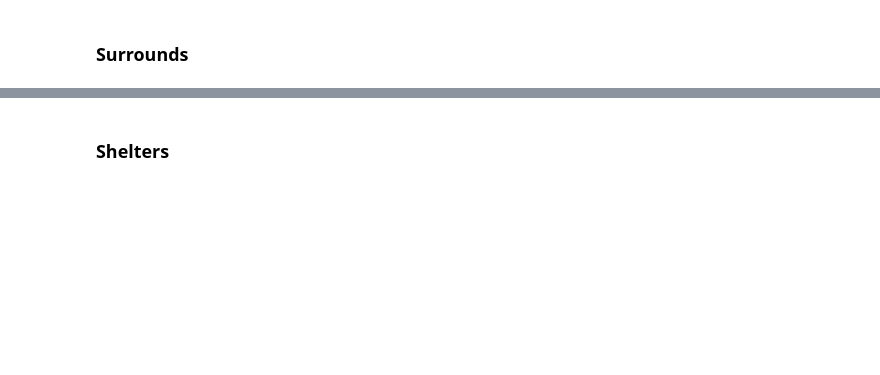
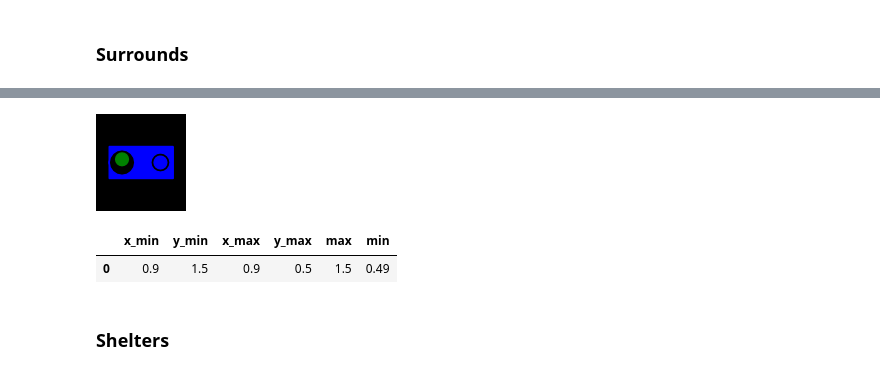
Before and after one commit to GregSal/StructureRelations, a Jupyter notebook: src/ContourMetricTests.ipynb, the cells around one changed output, grey strips where cells are left out. Drawn from its saved outputs; the diff is of its cells as text; code cells hidden in the pictures; blank space fills up the shorter version.

```diff
--- a/src/ContourMetricTests.ipynb
+++ b/src/ContourMetricTests.ipynb
@@ -52,0 +141,16 @@ PRECISION = 2
+# %%
+def min_margin(poly_a: Contour, poly_b: Contour,
+               precision: int = PRECISION)->Dict[str, float]:
+    boundary_a = poly_a.exterior
+    boundary_b = poly_b.exterior
+    distance = boundary_a.distance(boundary_b)
+    rounded_distance = round(distance, precision)
+    return rounded_distance
+# %%
+def max_margin(poly_a: Contour, poly_b: Contour,
+               precision: int = PRECISION)->Dict[str, float]:
+    boundary_a = poly_a.exterior
+    boundary_b = poly_b.exterior
+    distance = boundary_a.hausdorff_distance(boundary_b)
+    rounded_distance = round(distance, precision)
+    return rounded_distance
@@ -222,9 +338,5 @@ pprint(margin_p)
 </table></td></tr></table>
 # %%
-surrounds_def = RelationshipTest(RelationshipType.SURROUNDS,
-                                 0b000000000100010110110110000,
-                                 0b000000000100000000000000000)
-
 def surrounds_example1():
     circle6 = shapely.Polygon(circle_points(3))
     circle4 = shapely.Polygon(circle_points(2))
@@ -244,3 +356,13 @@ def surrounds_example2():
     a = StructureSlice([circle6, circle5, circle2])
     b = StructureSlice([circle4, circle3])
     return a, b
+
+def surrounds_example3():
+    box10x5 = shapely.Polygon(box_points(10,5))
+    circle4_left = shapely.Polygon(circle_points(2, offset_x=-3))
+    circle3_right = shapely.Polygon(circle_points(1.5, offset_x=3))
+    circle2_left = shapely.Polygon(circle_points(1, offset_x=-3, offset_y=0.5))
+    circle2_right = shapely.Polygon(circle_points(1, offset_x=3))
+    a = StructureSlice([box10x5, circle4_left, circle3_right, circle2_right])
+    b = StructureSlice([circle2_left])
+    return a, b
@@ -266,3 +389,13 @@ Relationship RelationshipType.SURROUNDS
+# %%
+a, b = surrounds_example3()
+ax = plot_ab(a.contour, b.contour)
+relation_binary = relate(a,b)
+relation = identify_relation(relation_binary)
+margins(a, b, relation)
+# %% [output]
+[figure, added]
+|  | x_min | y_min | x_max | y_max | max | min |
+| 0 | 0.9 | 1.5 | 0.9 | 0.5 | 1.5 | 0.49 |
 # %% [markdown]
 ### Shelters
 # %% [markdown]
```
Also changed, not shown: parts of 101 cells of this notebook, 3 other files.
